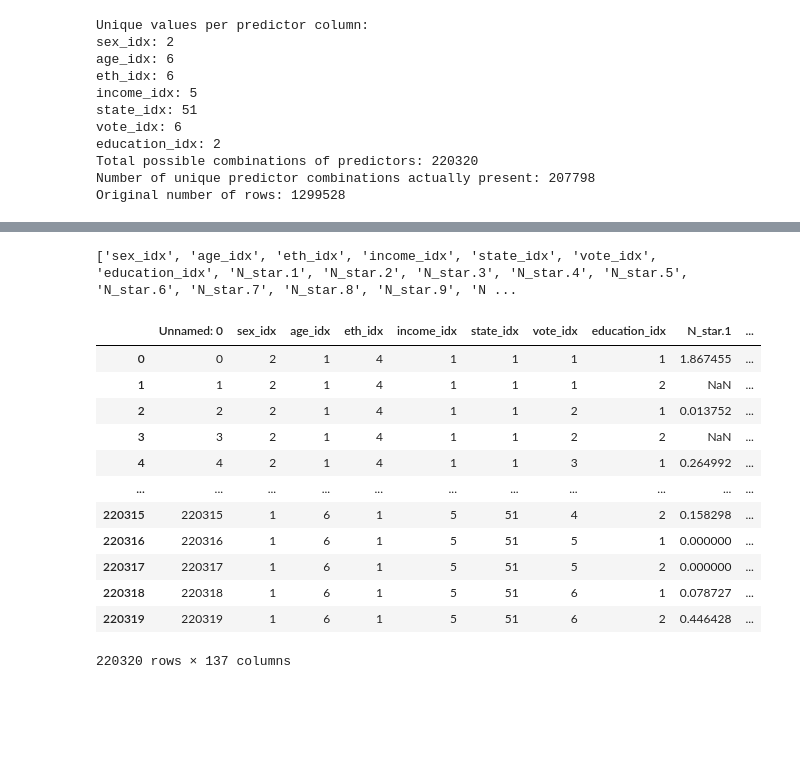
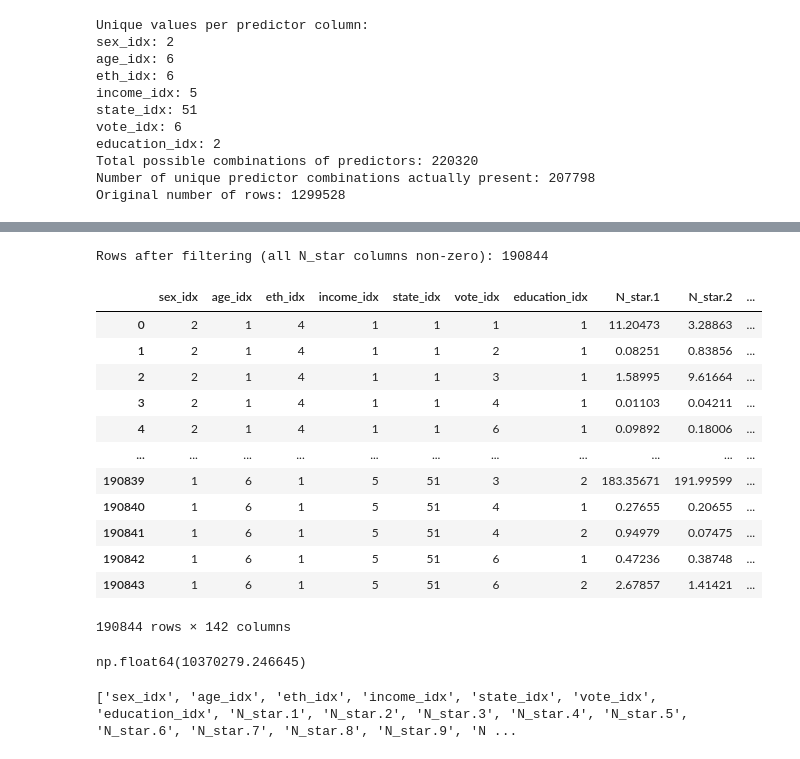
Before and after one commit to Yuyue716/Is_culture_king, a Jupyter notebook: MrP_pipeline/2.stratification_frame_cleaning.ipynb, the cells around one changed output, grey strips where cells are left out. Saved outputs shown, nothing was run; the diff lists cells and outputs as text; code cells hidden in the pictures; blank space fills up the shorter version.

```diff
--- a/MrP_pipeline/2.stratification_frame_cleaning.ipynb
+++ b/MrP_pipeline/2.stratification_frame_cleaning.ipynb
@@ -222,0 +376,22 @@ strat_df = mean_agg.merge(first_agg, on=predictor_cols, how='left')
+# %%
+check_combo = {
+    'sex_idx': 2,
+    'age_idx': 1,
+    'eth_idx': 4,
+    'income_idx': 1,
+    'state_idx': 1,
+    'vote_idx': 5,
+    'education_idx': 1
+}
+
+mask = pd.Series(True, index=strat_df_pre_agg.index)
+for col, val in check_combo.items():
+    mask &= strat_df_pre_agg[col].eq(val)
+
+check_rows = strat_df_pre_agg.loc[mask].copy()
+n_star_cols_check = [col for col in check_rows.columns if col.startswith('N_star')]
+
+print(f"Rows in original frame for combo {check_combo}: {len(check_rows)}")
+
+display_cols = predictor_cols + n_star_cols_check
+check_rows[display_cols]
@@ -239,3 +444,29 @@ strat_df
+# %%
+n_star_cols = [col for col in strat_df.columns if col.startswith('N_star')]
+strat_df = strat_df[(strat_df[n_star_cols] != 0).all(axis=1)].reset_index(drop=True)
+print(f"Rows after filtering (all N_star columns non-zero): {len(strat_df)}")
+# %% [output]
+Rows after filtering (all N_star columns non-zero): 190844
+# %%
+strat_df
+# %% [output]
+|  | sex_idx | age_idx | eth_idx | income_idx | state_idx | vote_idx | education_idx | N_star.1 | N_star.2 | ... |
+| 0 | 2 | 1 | 4 | 1 | 1 | 1 | 1 | 11.20473 | 3.28863 | ... |
+| 1 | 2 | 1 | 4 | 1 | 1 | 2 | 1 | 0.08251 | 0.83856 | ... |
+| 2 | 2 | 1 | 4 | 1 | 1 | 3 | 1 | 1.58995 | 9.61664 | ... |
+| 3 | 2 | 1 | 4 | 1 | 1 | 4 | 1 | 0.01103 | 0.04211 | ... |
+| 4 | 2 | 1 | 4 | 1 | 1 | 6 | 1 | 0.09892 | 0.18006 | ... |
+| ... | ... | ... | ... | ... | ... | ... | ... | ... | ... | ... |
+| 190839 | 1 | 6 | 1 | 5 | 51 | 3 | 2 | 183.35671 | 191.99599 | ... |
+| 190840 | 1 | 6 | 1 | 5 | 51 | 4 | 1 | 0.27655 | 0.20655 | ... |
+| 190841 | 1 | 6 | 1 | 5 | 51 | 4 | 2 | 0.94979 | 0.07475 | ... |
+| 190842 | 1 | 6 | 1 | 5 | 51 | 6 | 1 | 0.47236 | 0.38748 | ... |
+| 190843 | 1 | 6 | 1 | 5 | 51 | 6 | 2 | 2.67857 | 1.41421 | ... |
+190844 rows × 142 columns
+# %%
+strat_df['N_star.median'].sum()
+# %% [output]
+np.float64(10370279.246645)
 # %%
 print(strat_df.columns.to_list())
 # %% [output]
@@ -247,16 +475,0 @@ test_df = pd.read_csv("/mnt/e/Dropbox/is_culture_king/is_culture_king_Yuyue/gene
-# %%
-test_df
-# %% [output]
-|  | Unnamed: 0 | sex_idx | age_idx | eth_idx | income_idx | state_idx | vote_idx | education_idx | N_star.1 | ... |
-| 0 | 0 | 2 | 1 | 4 | 1 | 1 | 1 | 1 | 1.867455 | ... |
-| 1 | 1 | 2 | 1 | 4 | 1 | 1 | 1 | 2 | NaN | ... |
-| 2 | 2 | 2 | 1 | 4 | 1 | 1 | 2 | 1 | 0.013752 | ... |
-| 3 | 3 | 2 | 1 | 4 | 1 | 1 | 2 | 2 | NaN | ... |
-| 4 | 4 | 2 | 1 | 4 | 1 | 1 | 3 | 1 | 0.264992 | ... |
-| ... | ... | ... | ... | ... | ... | ... | ... | ... | ... | ... |
-| 220315 | 220315 | 1 | 6 | 1 | 5 | 51 | 4 | 2 | 0.158298 | ... |
-| 220316 | 220316 | 1 | 6 | 1 | 5 | 51 | 5 | 1 | 0.000000 | ... |
-| 220317 | 220317 | 1 | 6 | 1 | 5 | 51 | 5 | 2 | 0.000000 | ... |
-| 220318 | 220318 | 1 | 6 | 1 | 5 | 51 | 6 | 1 | 0.078727 | ... |
-| 220319 | 220319 | 1 | 6 | 1 | 5 | 51 | 6 | 2 | 0.446428 | ... |
-220320 rows × 137 columns
```
Also changed, not shown: parts of 15 cells of this notebook, 43 other files.
